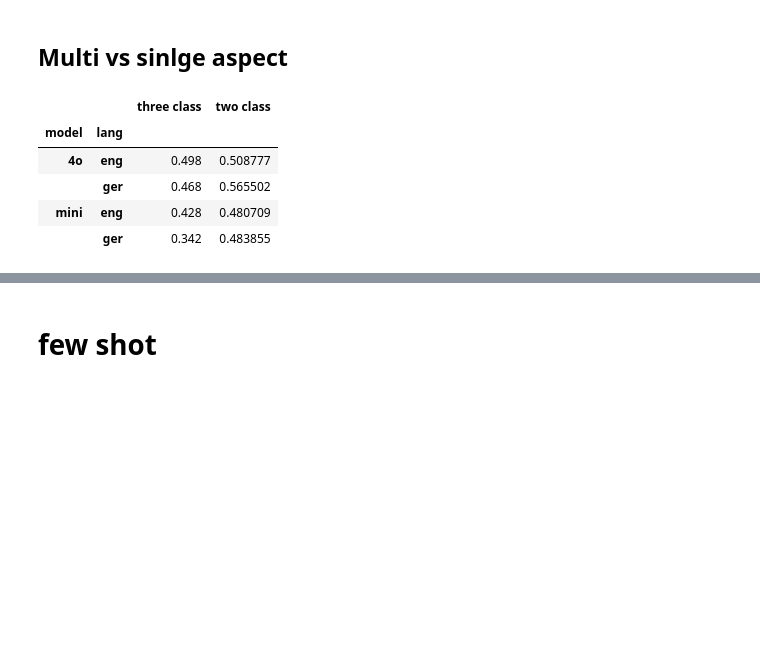
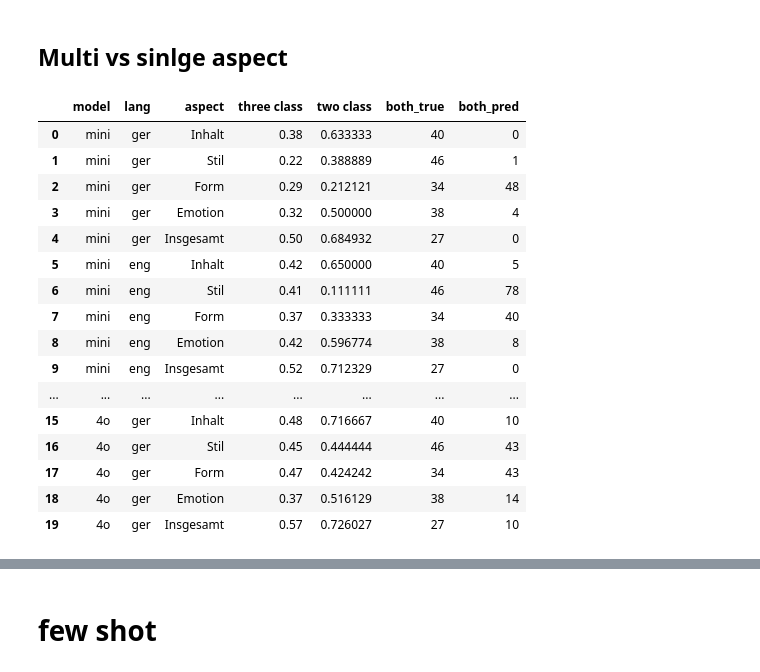
Before and after one commit to LeKonArD/DH25_LLM_poemsim, a Jupyter notebook: Evaluation.ipynb, the cells around one changed output, grey strips where cells are left out. Drawn from its saved outputs; the diff is of its cells as text; code cells hidden in the pictures; blank space fills up the shorter version.

```diff
--- a/Evaluation.ipynb
+++ b/Evaluation.ipynb
@@ -196,7 +247,7 @@ answers = []
 for ans in data["answer"]:
 
     ans = ans.split("\n")
-    ans = [re.sub("\s+$","",x) for x in ans]
+    ans = [re.sub(r"\s+$","",x) for x in ans]
     ins = gpt_trans[ans[-1][-1]]
     emo = gpt_trans[ans[-2][-1]]
     form = gpt_trans[ans[-3][-1]]
@@ -219,13 +270,16 @@ for aspect in prediction.columns:
     eval_frame["true"] = y_true
     eval_frame["pred"] = y_pred
 
+    both_true = eval_frame[eval_frame["true"] == 2].shape[0]
+    both_pred = eval_frame[eval_frame["pred"] == 2].shape[0]
+
     three_class = accuracy_score(eval_frame["true"], eval_frame["pred"])
 
     eval_frame = eval_frame[eval_frame.true != 2]
 
     two_class = accuracy_score(eval_frame["true"], eval_frame["pred"])
 
-    logger.append(["mini","eng", three_class, two_class])
+    logger.append(["mini","eng", aspect, three_class, two_class, both_true, both_pred])
 # %%
 data = pd.read_csv("results/eng_baseline_4o_multi.tsv",sep="\t")
 
@@ -303,11 +363,23 @@ for aspect in prediction.columns:
 # %%
 frame = pd.DataFrame(logger)
-frame.columns = ["model","lang","three class","two class"]
-frame.groupby(["model","lang"]).mean()
+frame.columns = ["model","lang", "aspect", "three class","two class", "both_true", "both_pred"]
-# %% [output]
-|  |  | three class | two class |
-| model | lang |  |  |
-| 4o | eng | 0.498 | 0.508777 |
-|  | ger | 0.468 | 0.565502 |
-| mini | eng | 0.428 | 0.480709 |
-|  | ger | 0.342 | 0.483855 |
+# %%
+frame
+# %% [output]
+|  | model | lang | aspect | three class | two class | both_true | both_pred |
+| 0 | mini | ger | Inhalt | 0.38 | 0.633333 | 40 | 0 |
+| 1 | mini | ger | Stil | 0.22 | 0.388889 | 46 | 1 |
+| 2 | mini | ger | Form | 0.29 | 0.212121 | 34 | 48 |
+| 3 | mini | ger | Emotion | 0.32 | 0.500000 | 38 | 4 |
+| 4 | mini | ger | Insgesamt | 0.50 | 0.684932 | 27 | 0 |
+| 5 | mini | eng | Inhalt | 0.42 | 0.650000 | 40 | 5 |
+| 6 | mini | eng | Stil | 0.41 | 0.111111 | 46 | 78 |
+| 7 | mini | eng | Form | 0.37 | 0.333333 | 34 | 40 |
+| 8 | mini | eng | Emotion | 0.42 | 0.596774 | 38 | 8 |
+| 9 | mini | eng | Insgesamt | 0.52 | 0.712329 | 27 | 0 |
+| ... | ... | ... | ... | ... | ... | ... | ... |
+| 15 | 4o | ger | Inhalt | 0.48 | 0.716667 | 40 | 10 |
+| 16 | 4o | ger | Stil | 0.45 | 0.444444 | 46 | 43 |
+| 17 | 4o | ger | Form | 0.47 | 0.424242 | 34 | 43 |
+| 18 | 4o | ger | Emotion | 0.37 | 0.516129 | 38 | 14 |
+| 19 | 4o | ger | Insgesamt | 0.57 | 0.726027 | 27 | 10 |
```
Also changed, not shown: parts of 21 cells of this notebook.
